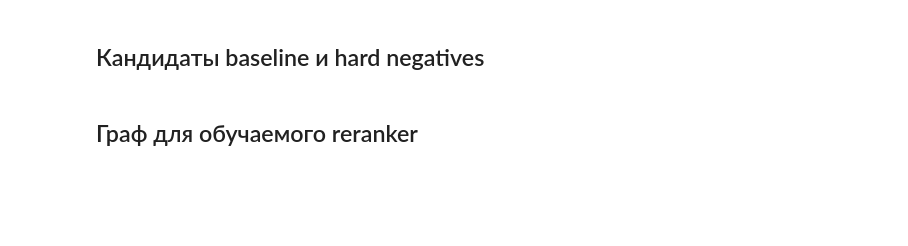
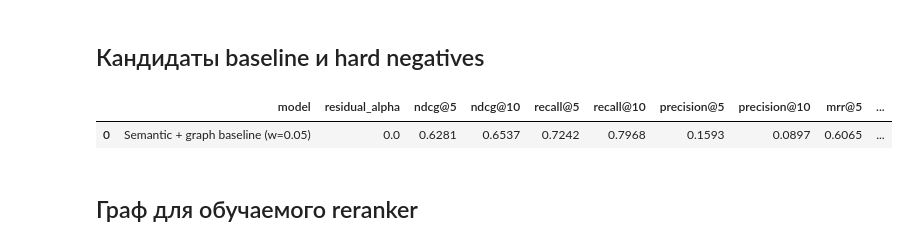
Before and after one commit to Xiandec/SciGuide, a Jupyter notebook: notebooks/scifact_graph_models.ipynb, the cells around one changed output. Drawn from its saved outputs; the diff is of its cells as text; code cells hidden in the pictures; blank space fills up the shorter version.

```diff
--- a/notebooks/scifact_graph_models.ipynb
+++ b/notebooks/scifact_graph_models.ipynb
@@ -239,37 +353,93 @@ pd.DataFrame(
 # %% [markdown]
 ## Кандидаты baseline и hard negatives
 # %%
+selected_doc_index = {doc_id: i for i, doc_id in enumerate(selected_doc_ids)}
+
+semantic_document_scores_by_query: dict[str, dict[str, float]] = {}
+graph_document_scores_by_query: dict[str, dict[str, float]] = {}
+baseline_document_scores_by_query: dict[str, dict[str, float]] = {}
 baseline_rankings: dict[str, list[str]] = {}
+baseline_rank_lookup: dict[str, dict[str, int]] = {}
+candidates_by_query: dict[str, list[str]] = {}
+
+
+def score_components(query_id: str) -> tuple[dict[str, float], dict[str, float], dict[str, float]]:
+    semantic_chunk_scores = normalize(chunk_embeddings @ query_embedding_by_id[query_id])
+    graph_chunk_scores = normalize(graph_scores_for_query(query_id))
+    baseline_chunk_scores = VECTOR_WEIGHT * semantic_chunk_scores + GRAPH_SIGNAL_WEIGHT * graph_chunk_scores
+    return (
+        aggregate_chunk_scores_to_documents(semantic_chunk_scores, SEMANTIC_TOP_CHUNKS),
+        aggregate_chunk_scores_to_documents(graph_chunk_scores, SEMANTIC_TOP_CHUNKS),
+        aggregate_chunk_scores_to_documents(baseline_chunk_scores, SEMANTIC_TOP_CHUNKS),
+    )
+
+
 for query_id in all_query_ids:
-    ranked = [selected_doc_ids[i] for i in np.argsort(baseline_scores(query_id))[::-1]]
-    positives = [doc_id for doc_id, rel in all_qrels.get(query_id, {}).items() if rel > 0 and doc_id in selected_doc_id_set]
-    baseline_rankings[query_id] = list(dict.fromkeys(positives + ranked[:CANDIDATES_PER_QUERY]))
+    semantic_scores, graph_scores, baseline_scores = score_components(query_id)
+    semantic_document_scores_by_query[query_id] = semantic_scores
+    graph_document_scores_by_query[query_id] = graph_scores
+    baseline_document_scores_by_query[query_id] = baseline_scores
+
+    ranked = [doc_id for doc_id, _ in sorted(baseline_scores.items(), key=lambda item: item[1], reverse=True)]
+    baseline_rankings[query_id] = ranked[:CANDIDATES_PER_QUERY]
+    candidates_by_query[query_id] = baseline_rankings[query_id]
+    baseline_rank_lookup[query_id] = {doc_id: rank for rank, doc_id in enumerate(baseline_rankings[query_id], start=1)}
+
+
+def candidate_features(query_id: str, doc_id: str) -> list[float]:
+    rank = baseline_rank_lookup[query_id].get(doc_id, CANDIDATES_PER_QUERY + 1)
+    return [
+        float(semantic_document_scores_by_query[query_id].get(doc_id, 0.0)),
+        float(graph_document_scores_by_query[query_id].get(doc_id, 0.0)),
+        float(baseline_document_scores_by_query[query_id].get(doc_id, 0.0)),
+        1.0 / rank,
+        1.0 - min(rank - 1, CANDIDATES_PER_QUERY) / CANDIDATES_PER_QUERY,
+    ]
+
+
+def candidate_feature_tensor(query_id: str, doc_ids: list[str]) -> torch.Tensor:
+    return torch.tensor([candidate_features(query_id, doc_id) for doc_id in doc_ids], dtype=torch.float32, device=device)
+
+
+def candidate_baseline_scores(query_id: str, doc_ids: list[str]) -> np.ndarray:
+    return np.asarray([baseline_document_scores_by_query[query_id].get(doc_id, 0.0) for doc_id in doc_ids], dtype=np.float32)
 
 
 def dcg(relevances: list[float]) -> float:
     return sum(((2**rel) - 1) / math.log2(rank + 2) for rank, rel in enumerate(relevances))
 
 
 def evaluate_rankings(rankings: dict[str, list[str]], query_ids: list[str], qrels: dict[str, dict[str, int]], k_values: tuple[int, ...] = (5, 10)) -> dict[str, float]:
-    metrics = {f"ndcg@{k}": 0.0 for k in k_values} | {f"recall@{k}": 0.0 for k in k_values} | {f"mrr@{k}": 0.0 for k in k_values}
+    metrics = {f"ndcg@{k}": 0.0 for k in k_values} | {f"recall@{k}": 0.0 for k in k_values} | {f"precision@{k}": 0.0 for k in k_values} | {f"mrr@{k}": 0.0 for k in k_values}
     evaluated = 0
     for query_id in query_ids:
-        positives = {doc_id for doc_id, rel in qrels.get(query_id, {}).items() if rel > 0 and doc_id in rankings[query_id]}
-        if not positives:
+        relevant_docs = qrels.get(query_id, {})
+        relevant_doc_ids = {doc_id for doc_id, rel in relevant_docs.items() if rel > 0}
+        if not relevant_doc_ids:
             continue
+        ideal_relevances = sorted(relevant_docs.values(), reverse=True)
         for k in k_values:
-            top_k = rankings[query_id][:k]
-            hits = [doc_id in positives for doc_id in top_k]
-            ideal = [1.0] * min(len(positives), k)
-            metrics[f"ndcg@{k}"] += dcg([float(hit) for hit in hits]) / dcg(ideal)
-            metrics[f"recall@{k}"] += sum(hits) / len(positives)
-            metrics[f"mrr@{k}"] += next((1.0 / rank for rank, hit in enumerate(hits, start=1) if hit), 0.0)
+            top_k = rankings.get(query_id, [])[:k]
+            top_k_relevances = [relevant_docs.get(doc_id, 0) for doc_id in top_k]
+            hits = sum(doc_id in relevant_doc_ids for doc_id in top_k)
+            ideal_dcg = dcg(ideal_relevances[:k])
+            metrics[f"ndcg@{k}"] += dcg(top_k_relevances) / ideal_dcg if ideal_dcg else 0.0
+            metrics[f"recall@{k}"] += hits / len(relevant_doc_ids)
+            metrics[f"precision@{k}"] += hits / k
+            metrics[f"mrr@{k}"] += next((1.0 / rank for rank, doc_id in enumerate(top_k, start=1) if doc_id in relevant_doc_ids), 0.0)
         evaluated += 1
     return {name: round(value / evaluated, 4) for name, value in metrics.items()}
 
 
-baseline_test_metrics = {"model": f"Semantic + graph baseline (w={GRAPH_SIGNAL_WEIGHT:.2f})", **evaluate_rankings(baseline_rankings, test_query_ids, test_qrels)}
+baseline_test_metrics = {
+    "model": f"Semantic + graph baseline (w={GRAPH_SIGNAL_WEIGHT:.2f})",
+    "residual_alpha": 0.0,
+    **evaluate_rankings(baseline_rankings, test_query_ids, test_qrels),
+}
 pd.DataFrame([baseline_test_metrics])
+# %% [output]
+|  | model | residual_alpha | ndcg@5 | ndcg@10 | recall@5 | recall@10 | precision@5 | precision@10 | mrr@5 | ... |
+| 0 | Semantic + graph baseline (w=0.05) | 0.0 | 0.6281 | 0.6537 | 0.7242 | 0.7968 | 0.1593 | 0.0897 | 0.6065 | ... |
 # %% [markdown]
 ## Граф для обучаемого reranker
 # %%
```
Also changed, not shown: parts of 14 cells of this notebook.
